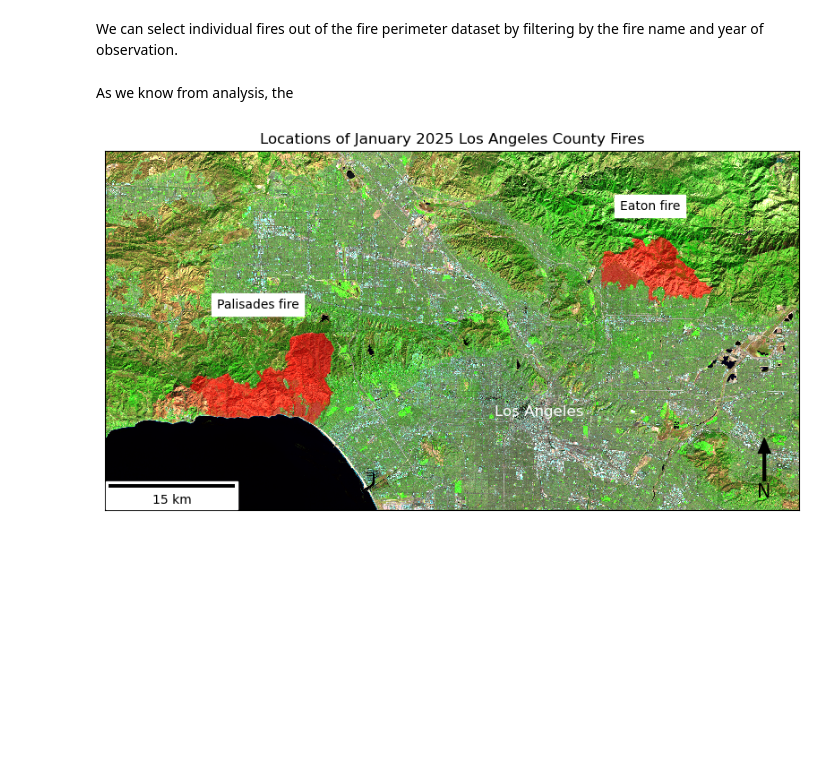
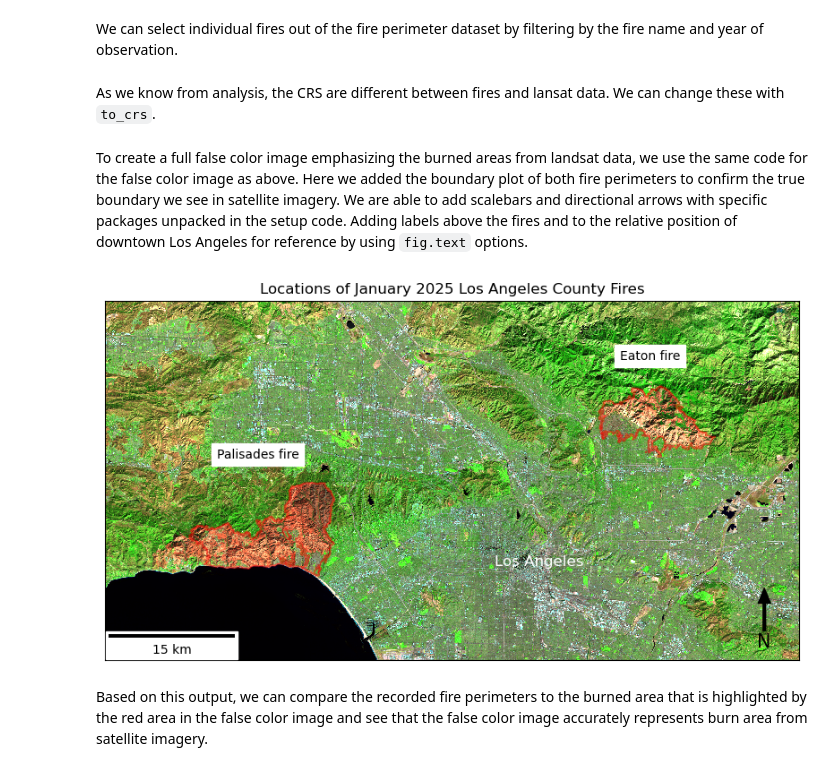
Before and after one commit to NatBonnet/eds220-hw4, a Jupyter notebook: los-angeles-fires-landsat.ipynb, the cells around one changed output. Cells and saved outputs as stored; diff of their text form; code cells hidden in the pictures; blank space fills up the shorter version.

```diff
--- a/los-angeles-fires-landsat.ipynb
+++ b/los-angeles-fires-landsat.ipynb
@@ -287,11 +287,13 @@ palisade_perimeter = fires[(fires['FIRE_NAME'] == 'PALISADES') & (fires['YEAR_']
 # Filter for Eaton fire 2025
 eaton_perimeter = fires[(fires['FIRE_NAME'] == 'EATON') & (fires['YEAR_'] == 2025)]
 # %% [markdown]
-As we know from analysis, the
+As we know from analysis, the CRS are different between fires and lansat data. We can change these with `to_crs`.
 # %%
 # Change CRS of fires data to match that of landsat data
 palisade_perimeter = palisade_perimeter.to_crs(crs = 'EPSG:32611')
 eaton_perimeter = eaton_perimeter.to_crs(crs = 'EPSG:32611')
+# %% [markdown]
+To create a full false color image emphasizing the burned areas from landsat data, we use the same code for the false color image as above. Here we added the boundary plot of both fire perimeters to confirm the true boundary we see in satellite imagery. We are able to add scalebars and directional arrows with specific packages unpacked in the setup code. Adding labels above the fires and to the relative position of downtown Los Angeles for reference by using `fig.text` options.
 # %%
 # Initialize plot
 fig, ax = plt.subplots(figsize = (10, 10))
@@ -301,10 +303,10 @@ landsat[["swir22", "nir08", "red"]].to_array().plot.imshow(ax=ax,
                                                            robust = True)
 
 # Add Palisade fire area onto plot
-palisade_perimeter.plot(ax=ax, color = 'red', alpha = 0.5)
+palisade_perimeter.boundary.plot(ax=ax, color = 'red', alpha = 0.5)
 
 # Add Eaton fire area onto plot
-eaton_perimeter.plot(ax=ax, color = "red", alpha = 0.5)
+eaton_perimeter.boundary.plot(ax=ax, color = "red", alpha = 0.5)
 
 # Add informative title
 plt.title("Locations of January 2025 Los Angeles County Fires")
@@ -327,31 +329,33 @@ ax.annotate('N', xy=(x, y), xytext=(x, y-arrow_length),
 # Add Palisade fire annotation
 fig.text(x = 0.25,
          y = 0.52,
          s = "Palisades fire",
          backgroundcolor = 'white')
 
 # Add Eaton fire annotation
 fig.text(x = 0.7,
          y = 0.63,
          s = "Eaton fire",
          backgroundcolor = 'white')
 
 # Add label to downtown Los Angeles for visual context
 fig.text(x = 0.56,
          y = 0.4,
          s = "Los Angeles",
          color = 'white',
          fontsize = 'large')
 
 # Remove axes ticks
 ax.set_xticks([])
 ax.set_yticks([])
 
 # Remove axes labels
 ax.set_xlabel("")
 ax.set_ylabel("")
 
 # Show plot without other outputs
 plt.show()
 # %% [output]
-[figure, old version]
+[figure, new version]
+# %% [markdown]
+Based on this output, we can compare the recorded fire perimeters to the burned area that is highlighted by the red area in the false color image and see that the false color image accurately represents burn area from satellite imagery.
```
Also changed, not shown: parts of 1 cell of this notebook, 2 other files.
